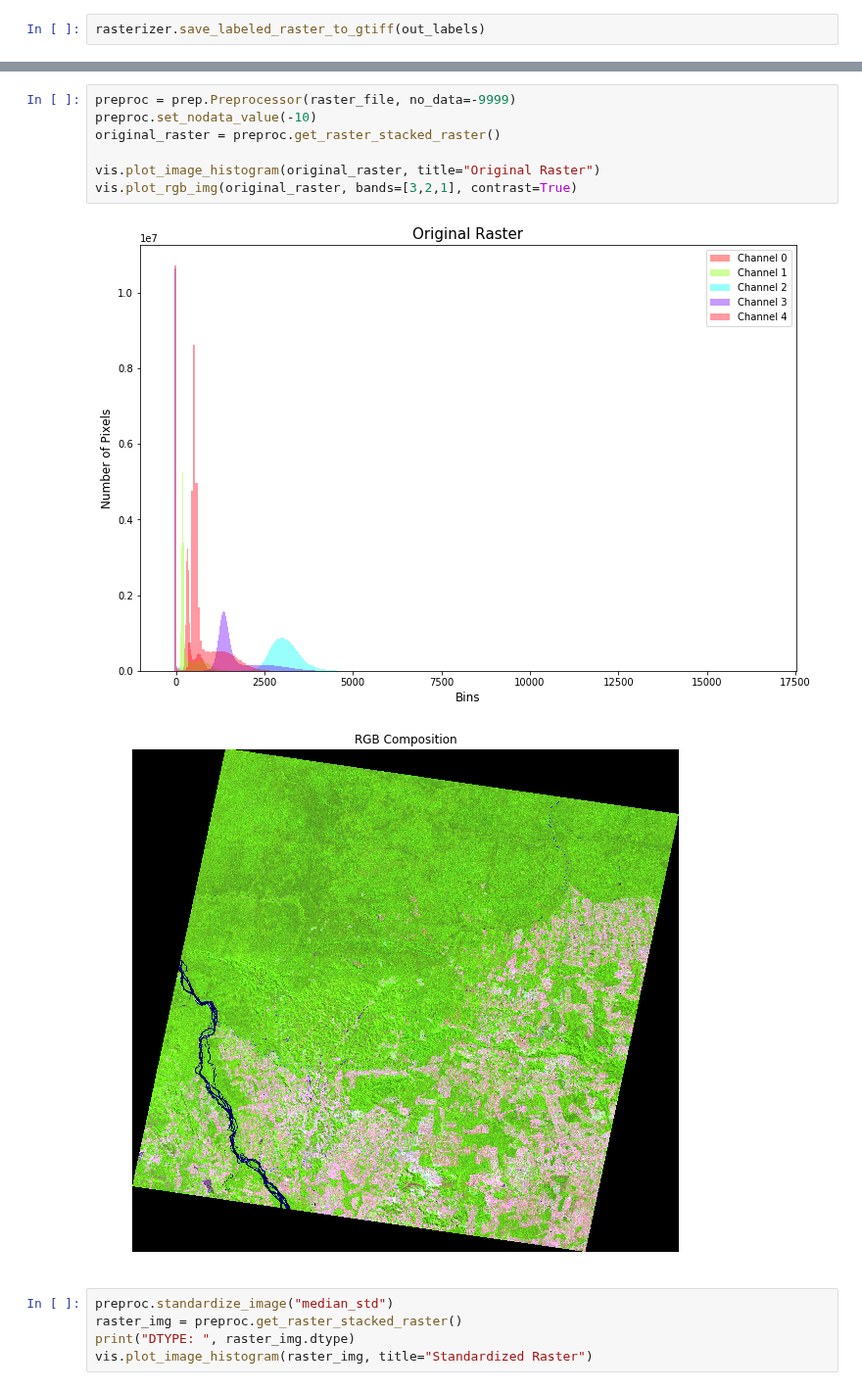
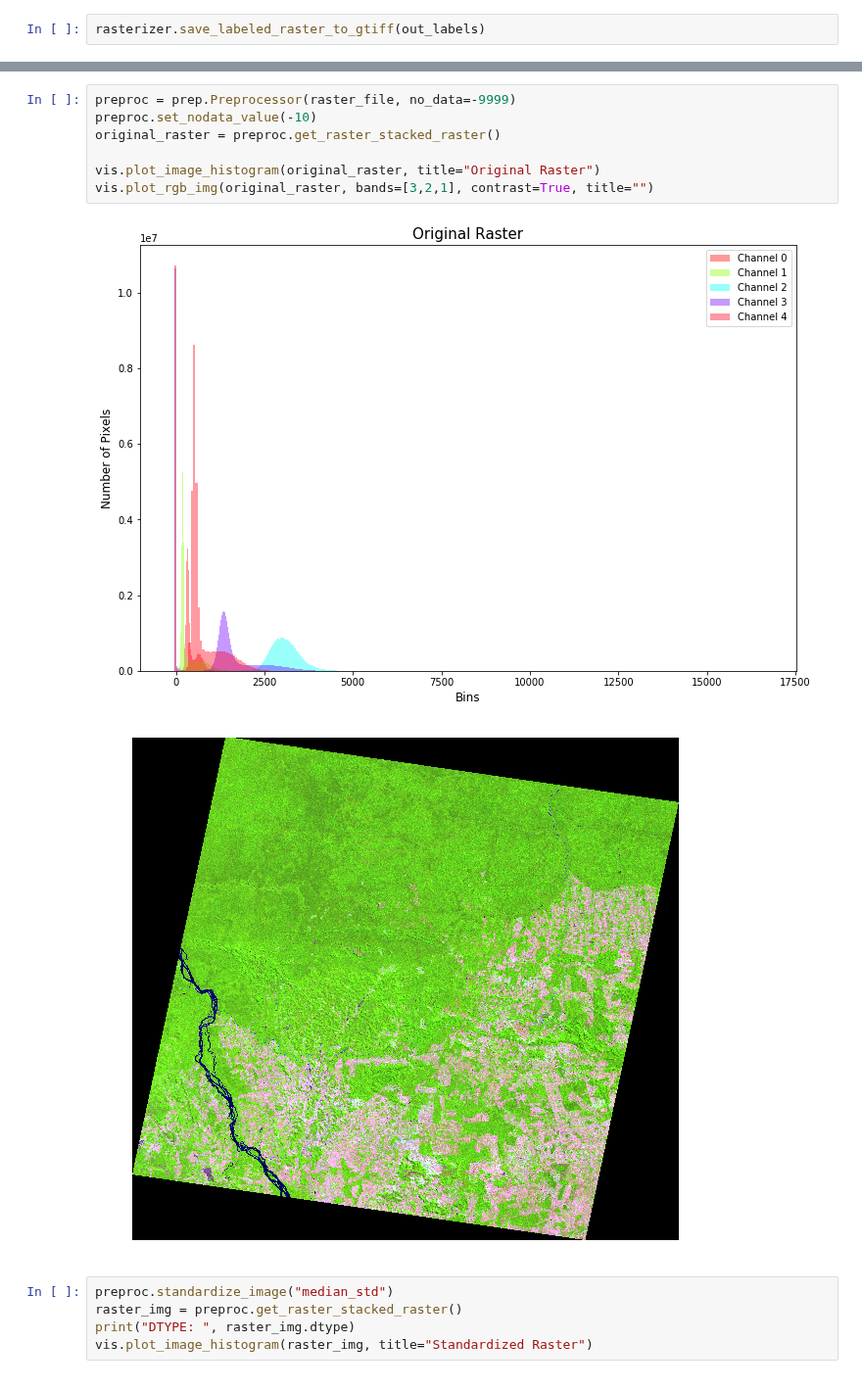
Before and after one commit to rvmaretto/deepgeo, a Jupyter notebook: notebooks/paper_IGARSS_2019/generate_samples_one_scene-Copy1.ipynb, the cells around one changed output, grey strips where cells are left out. Shown at 98% size. Cells and saved outputs as stored; diff of their text form.

```diff
--- a/notebooks/paper_IGARSS_2019/generate_samples_one_scene-Copy1.ipynb
+++ b/notebooks/paper_IGARSS_2019/generate_samples_one_scene-Copy1.ipynb
@@ -60,13 +60,13 @@ vis.plot_labels(rasterized_layer, class_names, colors=["green", "red"], figsize=
 # %%
 preproc = prep.Preprocessor(raster_file, no_data=-9999)
 preproc.set_nodata_value(-10)
 original_raster = preproc.get_raster_stacked_raster()
 
 vis.plot_image_histogram(original_raster, title="Original Raster")
-vis.plot_rgb_img(original_raster, bands=[3,2,1], contrast=True)
+vis.plot_rgb_img(original_raster, bands=[3,2,1], contrast=True, title="")
 # %% [output]
 [figure]
-[figure, old version]
+[figure, new version]
 # %%
 preproc.standardize_image("median_std")
 raster_img = preproc.get_raster_stacked_raster()
```
Also changed, not shown: parts of 1 cell of this notebook, 6 other files.
